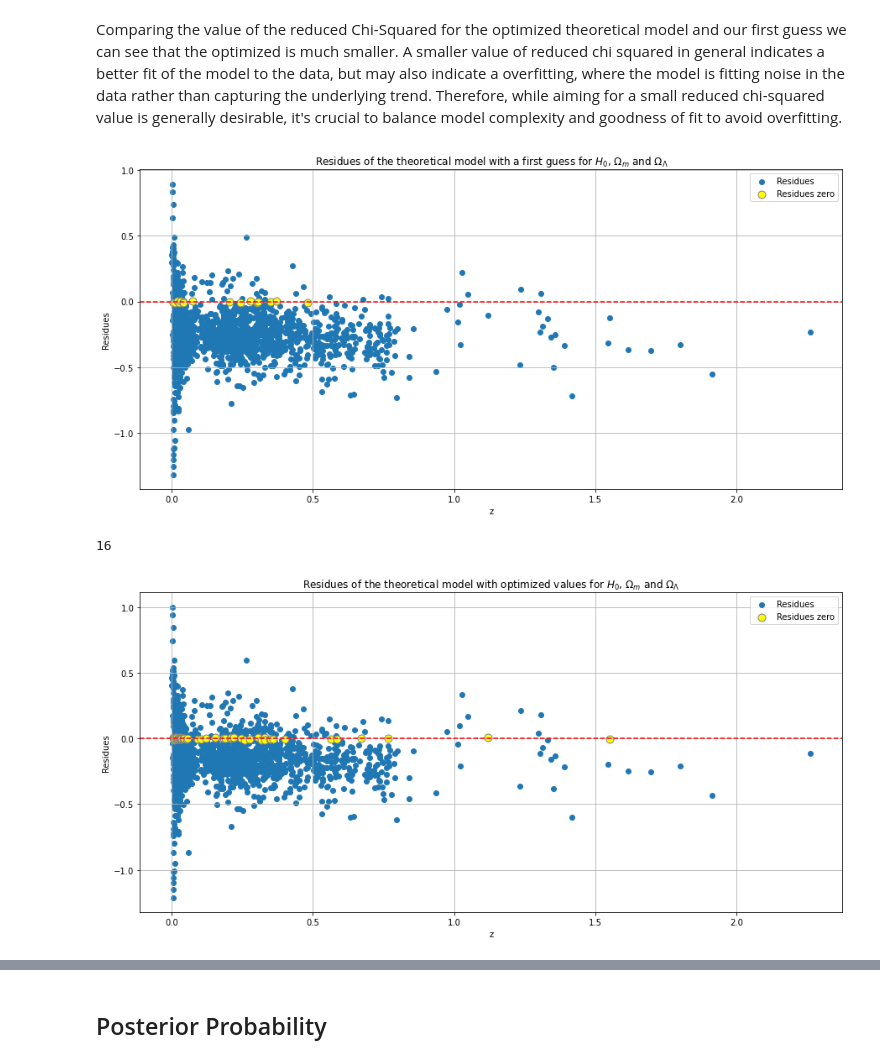
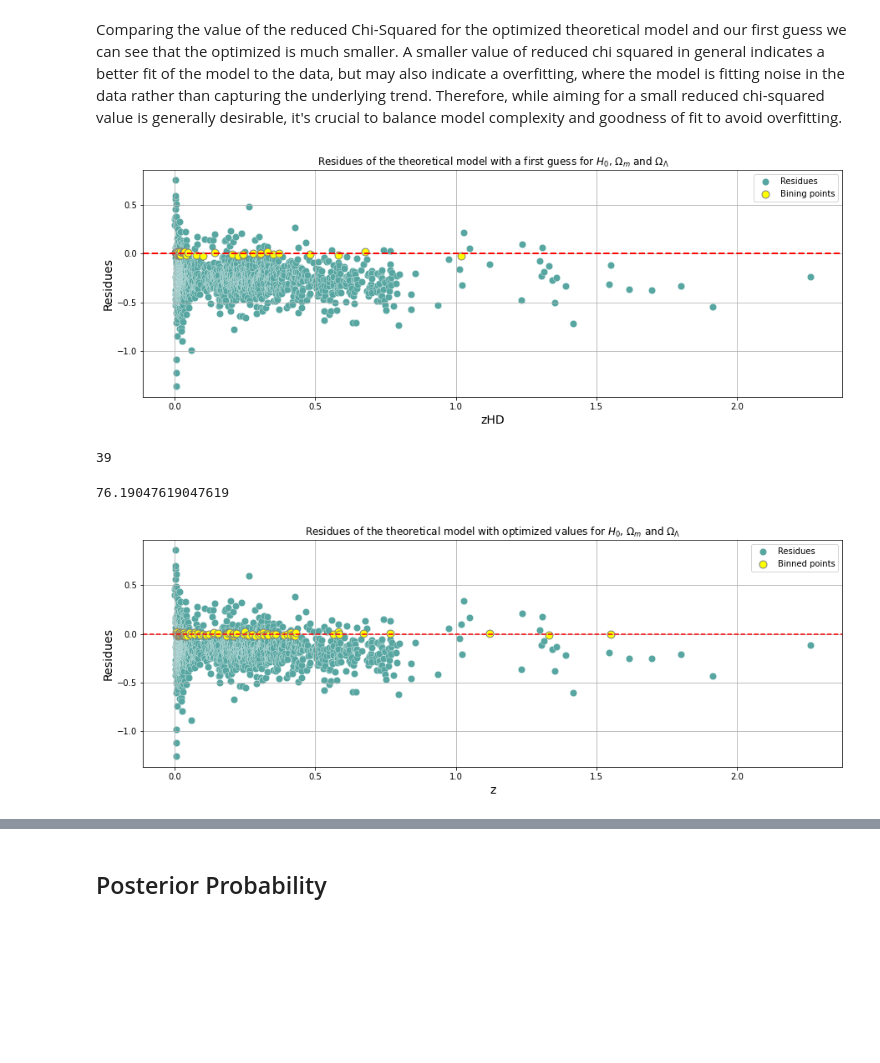
Before and after one commit to dimasjackson/Supernovae-Analysis-with-MCMC, a Jupyter notebook: final_supernovae-analysis-with-mcmc.ipynb, the cells around one changed output, grey strips where cells are left out. Saved outputs shown, nothing was run; the diff lists cells and outputs as text; code cells hidden in the pictures; blank space fills up the shorter version.

```diff
--- a/final_supernovae-analysis-with-mcmc.ipynb
+++ b/final_supernovae-analysis-with-mcmc.ipynb
@@ -391,22 +392,22 @@ H0[Km/sMpc] = 69.00
 Although the $\Omega_\Lambda$ and $\Omega_m$ didn't summed to 1, this constraint will be included in the total probability.
 # %%
 # Plot the mu_theoretical calculated using the parameters that maximize the likelihood
-plt.figure(figsize=(15,7))
+plt.figure(figsize=(15,9))
 
 # Plot the error bars
-z_exp=df['zCMB']
+z_exp=df['zHD']
 mu_exp=df['MU_SH0ES']
-plt.errorbar(z_exp, mu_exp, xerr=df['zCMBERR'], yerr=df['MU_SH0ES_ERR_DIAG'], fmt=",c", ecolor="y", capsize=0)
+plt.errorbar(z_exp, mu_exp, xerr=df['zHDERR'], yerr=df['MU_SH0ES_ERR_DIAG'], zorder=1, linestyle='', marker='o', mew=0.3, ms=6, mec="w", mfc="#57A6A1", ecolor="#57A6A1", capsize=4, elinewidth=1, barsabove=False)
 
 # Plot the theoretical model with guess parameters
 mu_guess=mu_model_pipe(Omega_Lambda_guess, Omega_m_guess, h_guess)
-plt.plot(z_var, mu_guess(z_exp), "r", alpha=0.3, lw=3, label="mu_guess")
+plt.plot(z_var, mu_guess(z_exp), "--r", alpha=1, lw=2, label="mu_guess", zorder=2)
 
 # Plot the theoretical model with optimized parameters
 mu_opt = mu_model_pipe(Omega_Lambda_ml, Omega_m_ml, h_ml)
-plt.plot(z_var, mu_opt(z_var), "b", alpha=0.3, lw=3, label="mu_opt")
+plt.plot(z_var, mu_opt(z_var), "k", alpha=1, lw=2, label="mu_opt", zorder=3)
 plt.legend(fontsize=14)
-plt.xlabel("zCMB")
-plt.ylabel("Distance Modulus")
+plt.xlabel("zHD", fontsize=14)
+plt.ylabel("Distance Modulus", fontsize=14)
 # %% [output]
 Text(0, 0.5, 'Distance Modulus')
@@ -469,24 +471,24 @@ Comparing the value of the reduced Chi-Squared for the optimized theoretical mod
 residues_guess = mu_exp-mu_mod_guess[0]
 # %%
 # Plot the residues
-plt.figure(figsize=(15,7))
+plt.figure(figsize=(15,5))
 
-zero_indices = np.where((-0.01 <= residues_guess) & (residues_guess <= 0.01))[0]
+zero_indices = np.where((-0.02 <= residues_guess) & (residues_guess <= 0.02))[0]
 
-plt.scatter(z_exp, residues_guess, label='Residues')
-plt.axhline(0, color='red', linestyle='--')
-plt.scatter(z_exp[zero_indices], residues_guess[zero_indices], s=80, color='yellow', edgecolor='gray', label='Residues zero')
+plt.scatter(z_exp, residues_guess, s=70, color='#57A6A1', edgecolor='w', linewidths=0.3, label='Residues')
+plt.axhline(0, color='red', linestyle='--', lw=2)
+plt.scatter(z_exp[zero_indices], residues_guess[zero_indices], s=80, color='yellow', edgecolor='gray', label='Bining points')
 
-plt.xlabel('z')
-plt.ylabel('Residues')
+plt.xlabel('zHD',fontsize=14)
+plt.ylabel('Residues',fontsize=14)
 plt.title('Residues of the theoretical model with a first guess for $H_0$, $\Omega_m$ and $\Omega_\Lambda$')
 
 plt.legend()
 plt.grid(True)
 # %% [output]
-[figure, old version]
+[figure, new version]
 # %%
 # Number of binned points
 len(zero_indices)
 # %% [output]
-16
+39
@@ -493,23 +497,28 @@ len(zero_indices)
+# %%
+percent_one_sigma_guess = (one_sigma_guess/residues_guess.size)*100
+percent_one_sigma_guess
+# %% [output]
+76.19047619047619
 # %%
 residues = mu_exp-mu_mod[0]
 # %%
 # Plot the residues
-plt.figure(figsize=(15,7))
+plt.figure(figsize=(15,5))
 
-zero_indices = np.where((-0.01 <= residues) & (residues <= 0.01))[0]
+zero_indices = np.where((-0.02 <= residues) & (residues <= 0.02))[0]
 
-plt.scatter(z_exp, residues, label='Residues')
+plt.scatter(z_exp, residues, label='Residues',s=70, color='#57A6A1', edgecolor='w', linewidths=0.3)
 plt.axhline(0, color='red', linestyle='--')
-plt.scatter(z_exp[zero_indices], residues[zero_indices], s=80, color='yellow', edgecolor='gray', label='Residues zero')
+plt.scatter(z_exp[zero_indices], residues[zero_indices], s=80, color='yellow', edgecolor='gray', label='Binned points')
 
-plt.xlabel('z')
-plt.ylabel('Residues')
+plt.xlabel('z',fontsize=14)
+plt.ylabel('Residues',fontsize=14)
 plt.title('Residues of the theoretical model with optimized values for $H_0$, $\Omega_m$ and $\Omega_\Lambda$')
 
 plt.legend()
 plt.grid(True)
 # %% [output]
-[figure, old version]
+[figure, new version]
 # %%
 # Number of binned points
 len(zero_indices)
```
Also changed, not shown: parts of 50 cells of this notebook.
